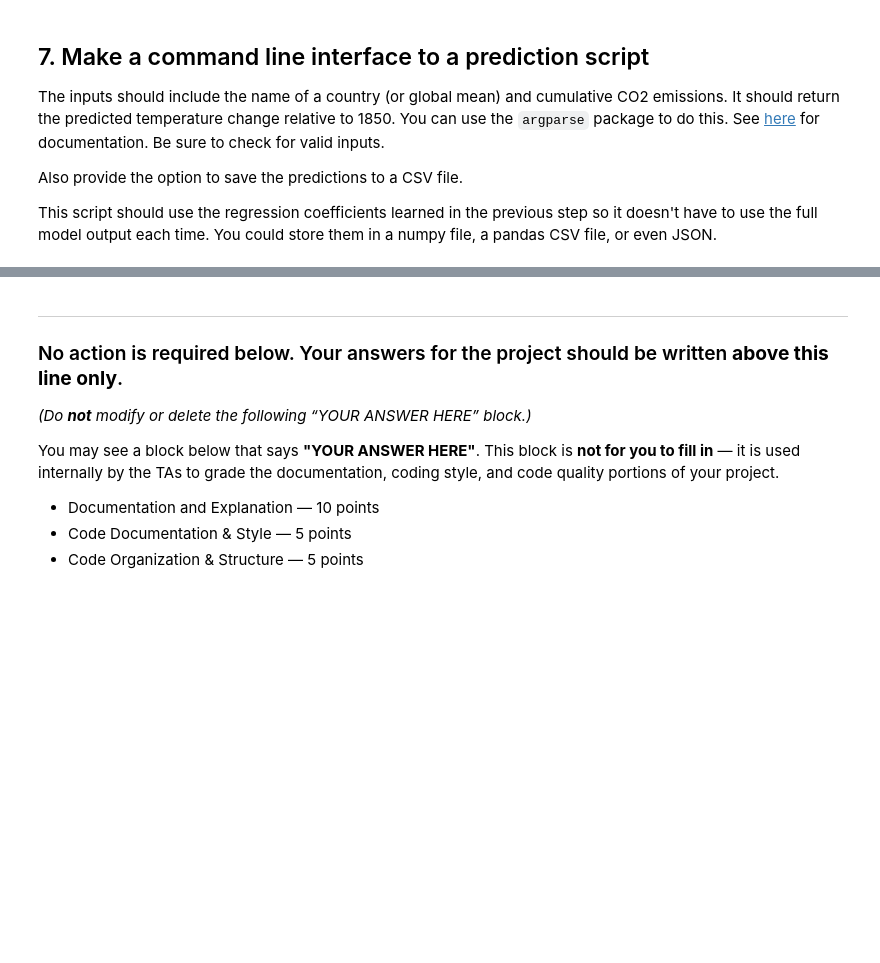
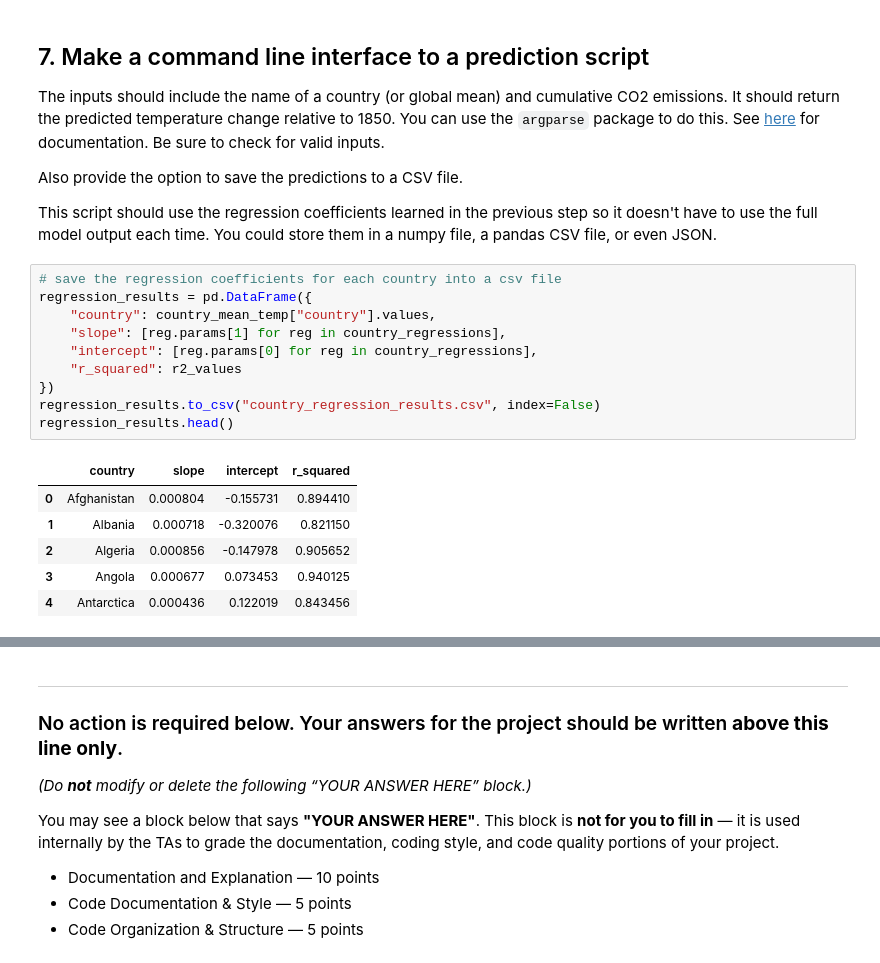
Before and after one commit to TangyKiwi/DSC-200, a Jupyter notebook: Project/Final project.ipynb, the cells around one changed output, grey strips where cells are left out. Saved outputs shown, nothing was run; the diff lists cells and outputs as text; blank space fills up the shorter version.

```diff
--- a/Project/Final project.ipynb
+++ b/Project/Final project.ipynb
@@ -420,5 +449,22 @@ The inputs should include the name of a country (or global mean) and cumulative
 Also provide the option to save the predictions to a CSV file.
 
 This script should use the regression coefficients learned in the previous step so it doesn't have to use the full model output each time. You could store them in a numpy file, a pandas CSV file, or even JSON.
+# %%
+# save the regression coefficients for each country into a csv file
+regression_results = pd.DataFrame({
+    "country": country_mean_temp["country"].values,
+    "slope": [reg.params[1] for reg in country_regressions],
+    "intercept": [reg.params[0] for reg in country_regressions],
+    "r_squared": r2_values
+})
+regression_results.to_csv("country_regression_results.csv", index=False)
+regression_results.head()
+# %% [output]
+|  | country | slope | intercept | r_squared |
+| 0 | Afghanistan | 0.000804 | -0.155731 | 0.894410 |
+| 1 | Albania | 0.000718 | -0.320076 | 0.821150 |
+| 2 | Algeria | 0.000856 | -0.147978 | 0.905652 |
+| 3 | Angola | 0.000677 | 0.073453 | 0.940125 |
+| 4 | Antarctica | 0.000436 | 0.122019 | 0.843456 |
 # %%
 # YOUR CODE HERE
```
Also changed, not shown: parts of 6 cells of this notebook, 2 other files.
